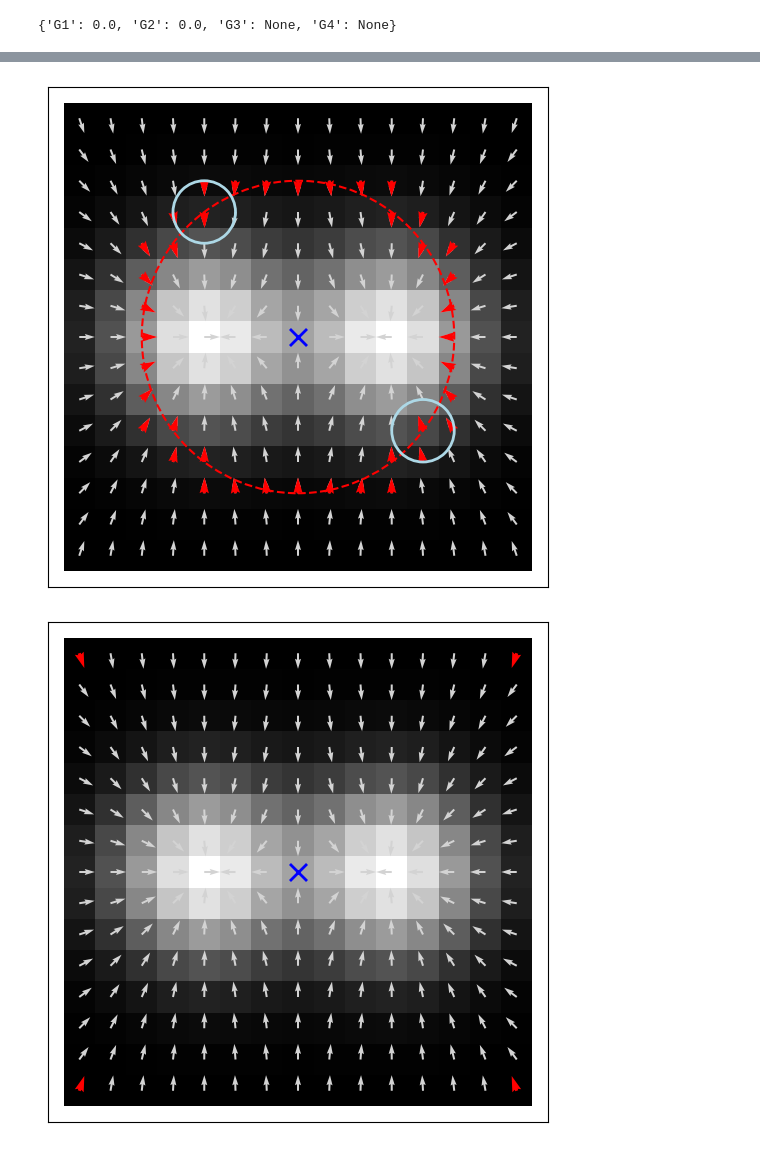
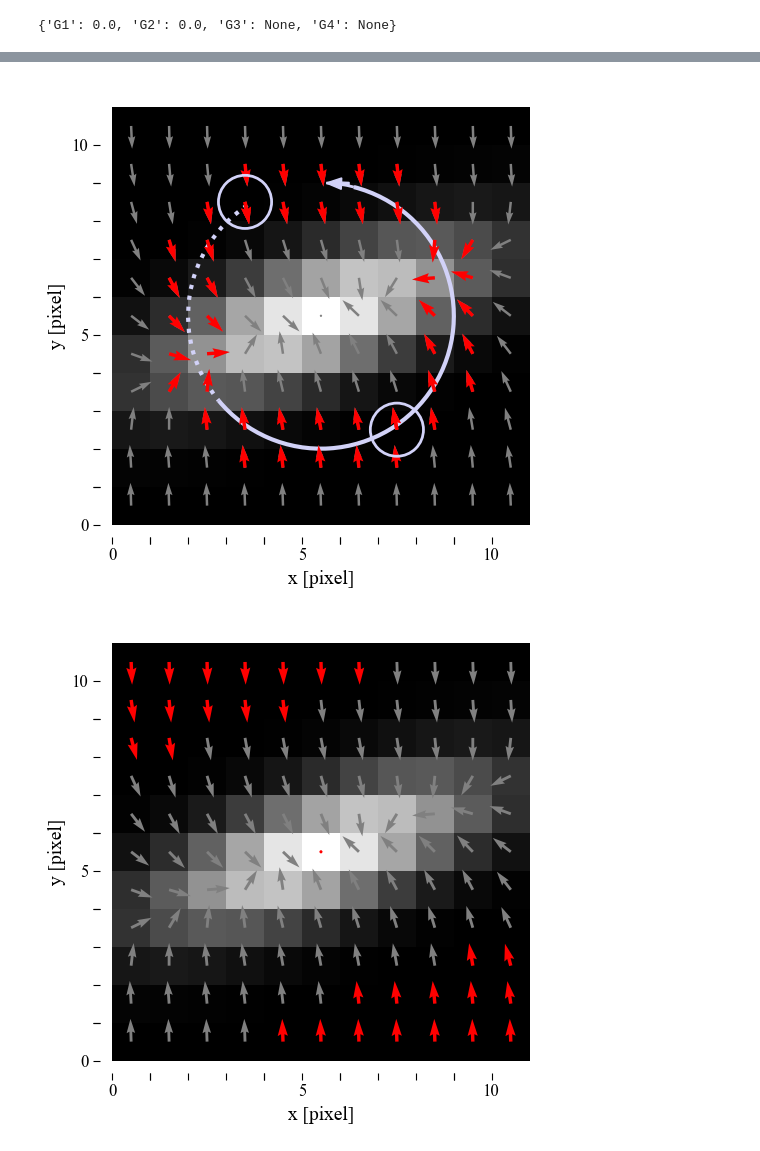
Before and after one commit to Desduh/gpa, a Jupyter notebook: Notebooks/gpa.ipynb, the cells around one changed output, grey strips where cells are left out. Cells and saved outputs as stored; diff of their text form; code cells hidden in the pictures.

```diff
--- a/Notebooks/gpa.ipynb
+++ b/Notebooks/gpa.ipynb
@@ -3236,7 +3809,13 @@ def create_symmetric_example(size=21, sigma=2.0):
 
     return matrix
 # %%
-ex = create_symmetric_example(size=15, sigma=2)
+ex = create_elliptical_galaxy(
+    size=11,
+    sigma_x=3.0,
+    sigma_y=1,
+    angle=20
+)
+
 plt.figure(figsize=(5, 5))
 
 plt.imshow(
@@ -3311,26 +4022,26 @@ gpaObject.plot_vector_pair(
 # %%
 gpaObject.plot_radial_group_pair(
-    radius=5,
-    radial_distance_tolerance=0.5,
-    p1=(11, 4),
-    p2=(4, 11),
+    radius=3.5,
+    radial_distance_tolerance=0.9,
+    p1=(8, 3),
+    p2=(2, 7),
     fixed_length=True,
     show_image=True,
-    show_scale=False,
-    show_center=True
+    show_scale=True,
+    show_center=False
 )
 # %% [output]
-[figure, old version]
+[figure, new version]
 # %%
 gpaObject.plot_magnitude_threshold(
     threshold=0.01,
     fixed_length=True,
     show_image=True,
-    show_scale=False,
-    show_center=True
+    show_scale=True,
+    show_center=False
 )
 # %% [output]
-[figure, old version]
+[figure, new version]
 # %%
 import pandas as pd
 def create_asymmetric_matrix(n, seed=None):
```
Also changed, not shown: parts of 18 cells of this notebook, 7 other files.
